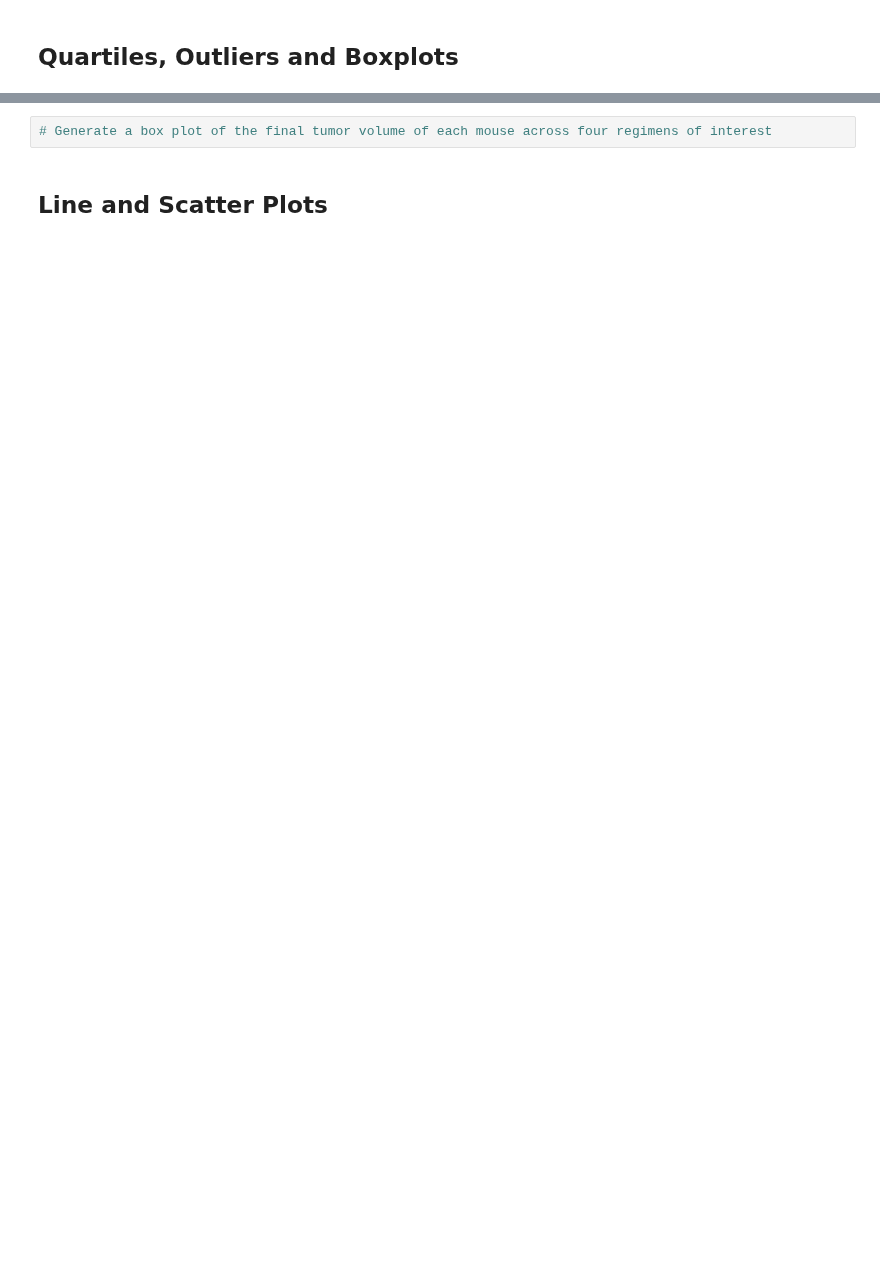
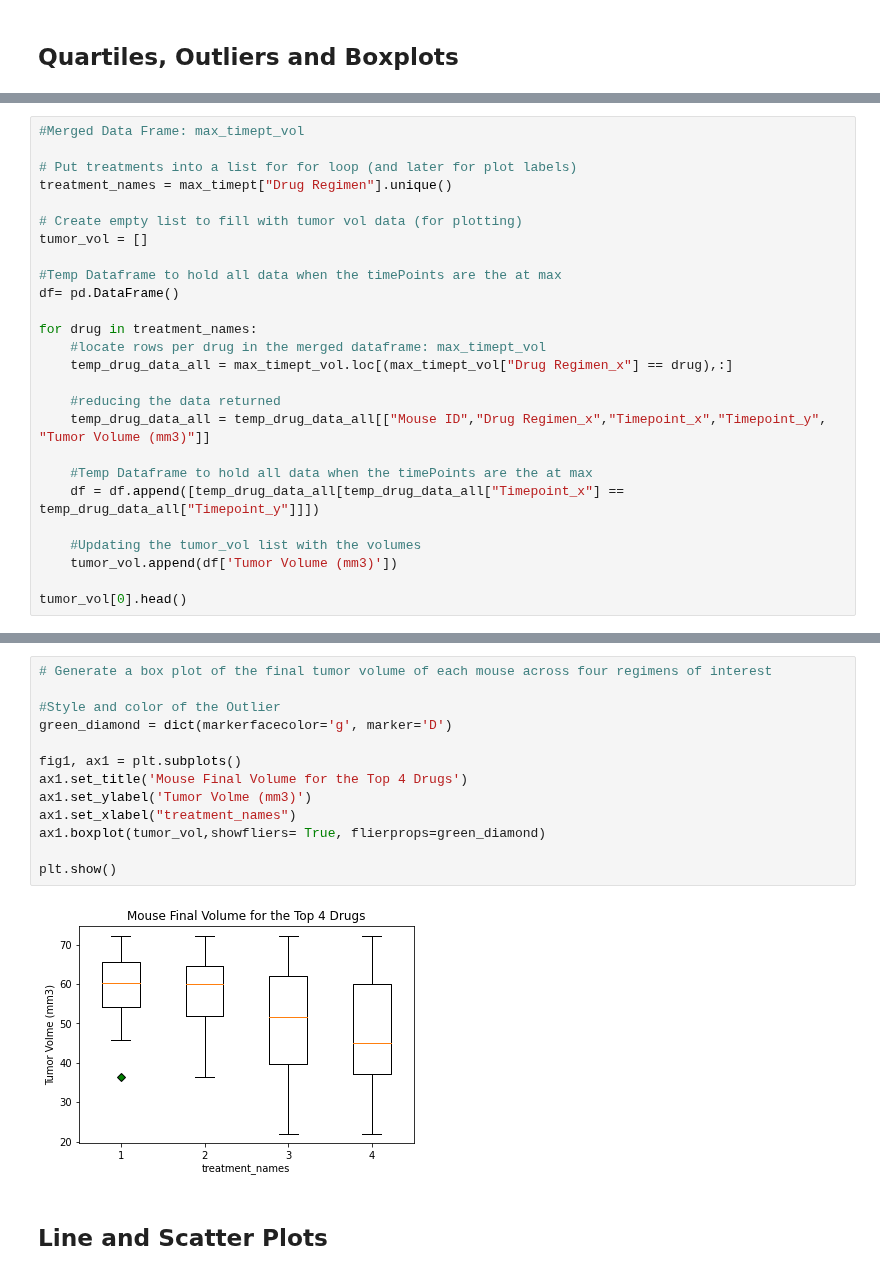
Before and after one commit to WayBurke/matplotlib-challenge, a Jupyter notebook: pymaceuticals.ipynb, the cells around one changed output, grey strips where cells are left out. Drawn from its saved outputs; the diff is of its cells as text; blank space fills up the shorter version.

```diff
--- a/pymaceuticals.ipynb
+++ b/pymaceuticals.ipynb
@@ -354,0 +405,26 @@ TypeError: pie() takes 1 positional argument but 2 were given
+# %%
+#Merged Data Frame: max_timept_vol
+
+# Put treatments into a list for for loop (and later for plot labels)
+treatment_names = max_timept["Drug Regimen"].unique()
+
+# Create empty list to fill with tumor vol data (for plotting)
+tumor_vol = []
+
+#Temp Dataframe to hold all data when the timePoints are the at max
+df= pd.DataFrame()
+
+for drug in treatment_names:
+    #locate rows per drug in the merged dataframe: max_timept_vol
+    temp_drug_data_all = max_timept_vol.loc[(max_timept_vol["Drug Regimen_x"] == drug),:]
+
+    #reducing the data returned
+    temp_drug_data_all = temp_drug_data_all[["Mouse ID","Drug Regimen_x","Timepoint_x","Timepoint_y", "Tumor Volume (mm3)"]]
+
+    #Temp Dataframe to hold all data when the timePoints are the at max
+    df = df.append([temp_drug_data_all[temp_drug_data_all["Timepoint_x"] == temp_drug_data_all["Timepoint_y"]]])
+
+    #Updating the tumor_vol list with the volumes
+    tumor_vol.append(df['Tumor Volume (mm3)'])
+
+tumor_vol[0].head()
@@ -355,4 +475,17 @@ TypeError: pie() takes 1 positional argument but 2 were given
 # %%
 # Generate a box plot of the final tumor volume of each mouse across four regimens of interest
+
+#Style and color of the Outlier
+green_diamond = dict(markerfacecolor='g', marker='D')
+
+fig1, ax1 = plt.subplots()
+ax1.set_title('Mouse Final Volume for the Top 4 Drugs')
+ax1.set_ylabel('Tumor Volme (mm3)')
+ax1.set_xlabel("treatment_names")
+ax1.boxplot(tumor_vol,showfliers= True, flierprops=green_diamond)
+
+plt.show()
+# %% [output]
+[figure, added]
 # %% [markdown]
 ## Line and Scatter Plots
```
Also changed, not shown: parts of 42 cells of this notebook, 1 other file.
